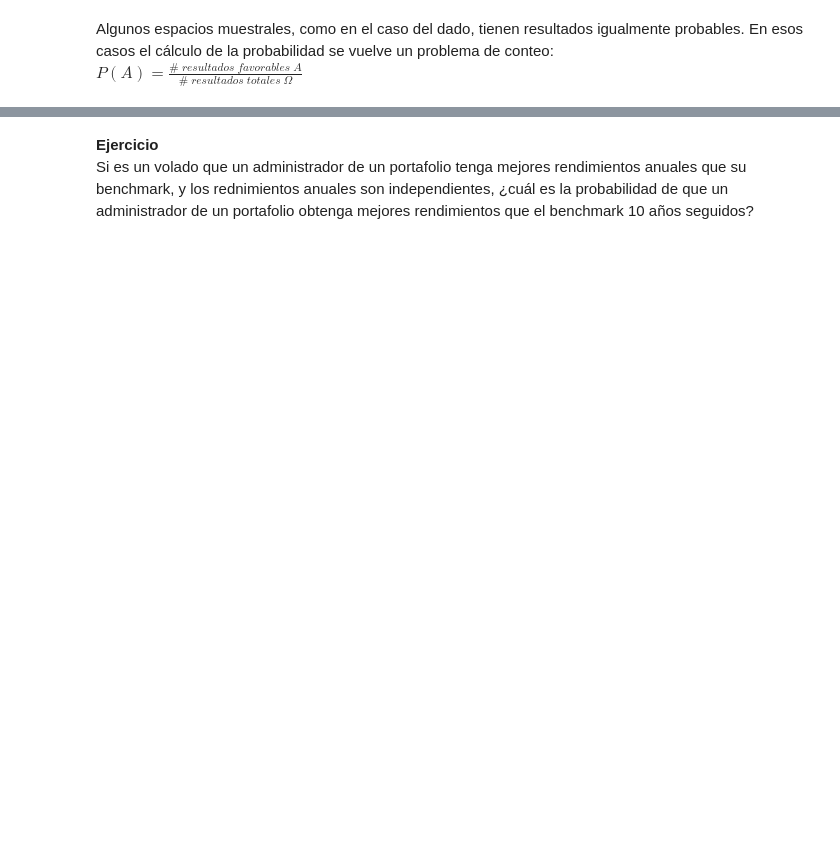
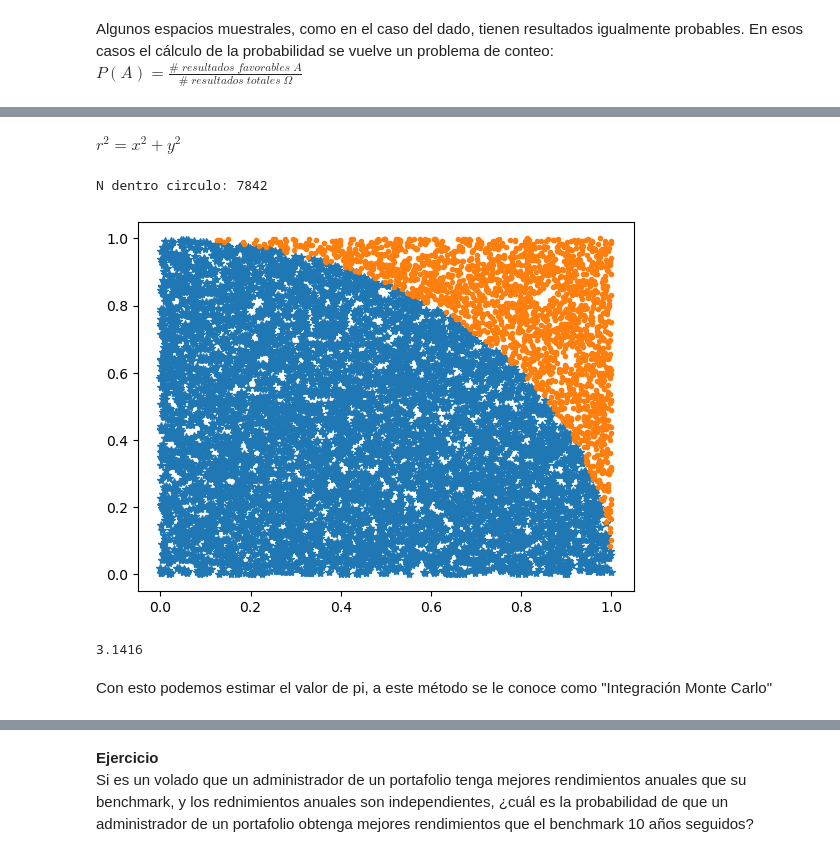
Before and after one commit to Apgt512/Colab-Notebooks, a Jupyter notebook: Modulo II. Algebra Lineal y Probabilidad/Clase 20 septiembre 2021.ipynb, the cells around one changed output, grey strips where cells are left out. Saved outputs shown, nothing was run; the diff lists cells and outputs as text; code cells hidden in the pictures; blank space fills up the shorter version.

```diff
--- a/Modulo II. Algebra Lineal y Probabilidad/Clase 20 septiembre 2021.ipynb
+++ b/Modulo II. Algebra Lineal y Probabilidad/Clase 20 septiembre 2021.ipynb
@@ -48,3 +115,27 @@ $ P(A) = \frac{\#\;resultados\;favorables\;A}{\#\;resultados\;totales\;\Omega} $
+# %% [markdown]
+$ r^2 = x^2 + y^2$
+# %%
+n = 10000
+dardo = np.random.random((n,2))
+
+radio = np.sqrt(np.sum(dardo**2,axis=1))
+
+dentro_circulo = radio <= 1
+
+print('N dentro circulo:', sum(dentro_circulo))
+
+plt.plot(dardo[dentro_circulo][:,0],dardo[dentro_circulo][:,1], '*')
+plt.plot(dardo[~dentro_circulo][:,0],dardo[~dentro_circulo][:,1], '.')
+plt.show()
+# %% [output]
+N dentro circulo: 7842
+[figure, added]
+# %%
+(sum(dentro_circulo)/n)*4
+# %% [output]
+3.1416
+# %% [markdown]
+Con esto podemos estimar el valor de pi, a este método se le conoce como "Integración Monte Carlo"
 # %% [markdown]
 ### Probabilidad condicional ###
 La probabilidad condicional generalmente se utiliza para examinar eventos en subconjuntos del espacio muestral. Específicamente, estamos interesados en la probabilidad de que un evento ocurra solo si otro evento ha ocurrido primero. Por ejemplo: la probabilidad de que una institución financiera quiebre dado que otra institución financiera ha quebrado.
```
Also changed, not shown: parts of 15 cells of this notebook.
